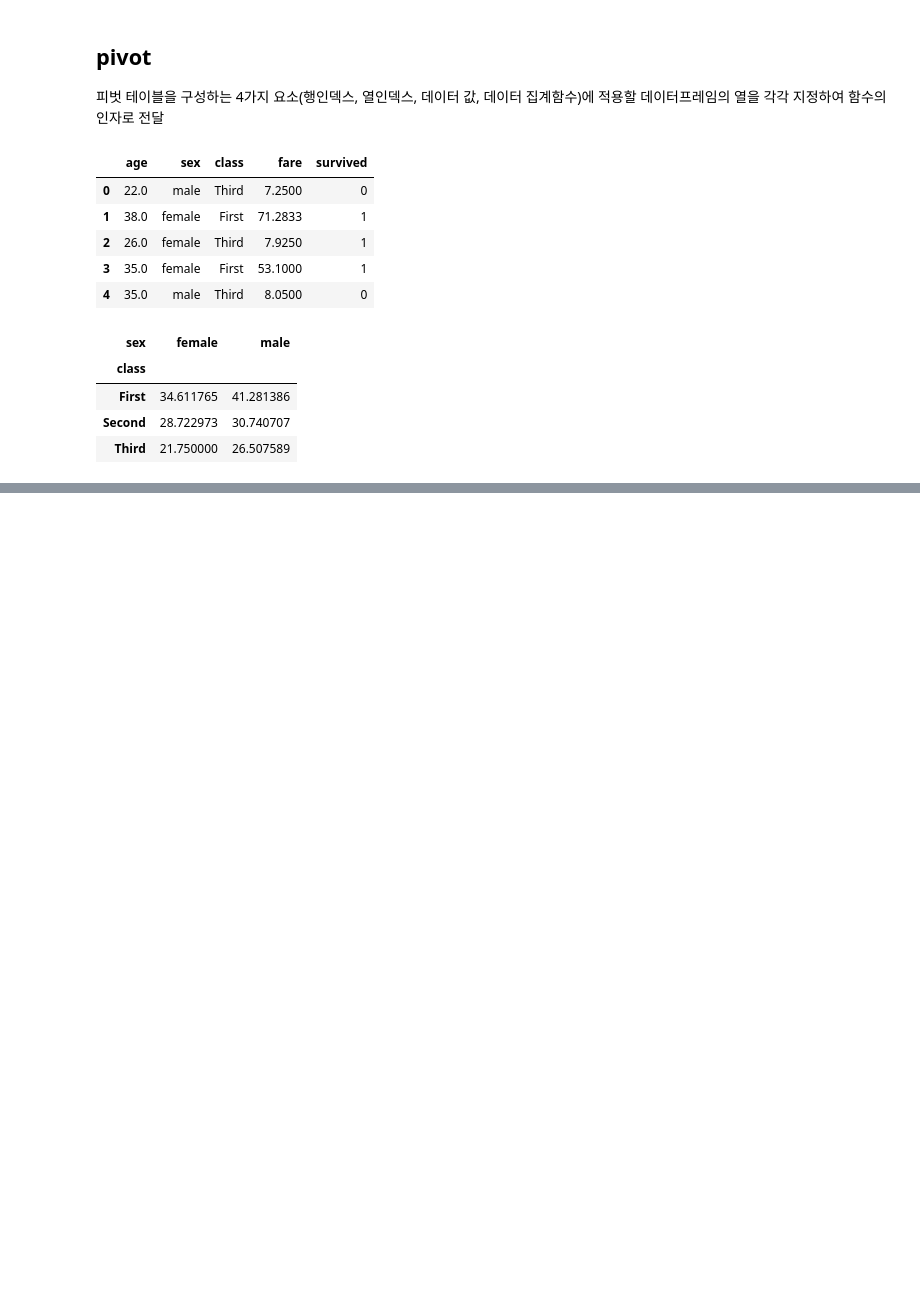
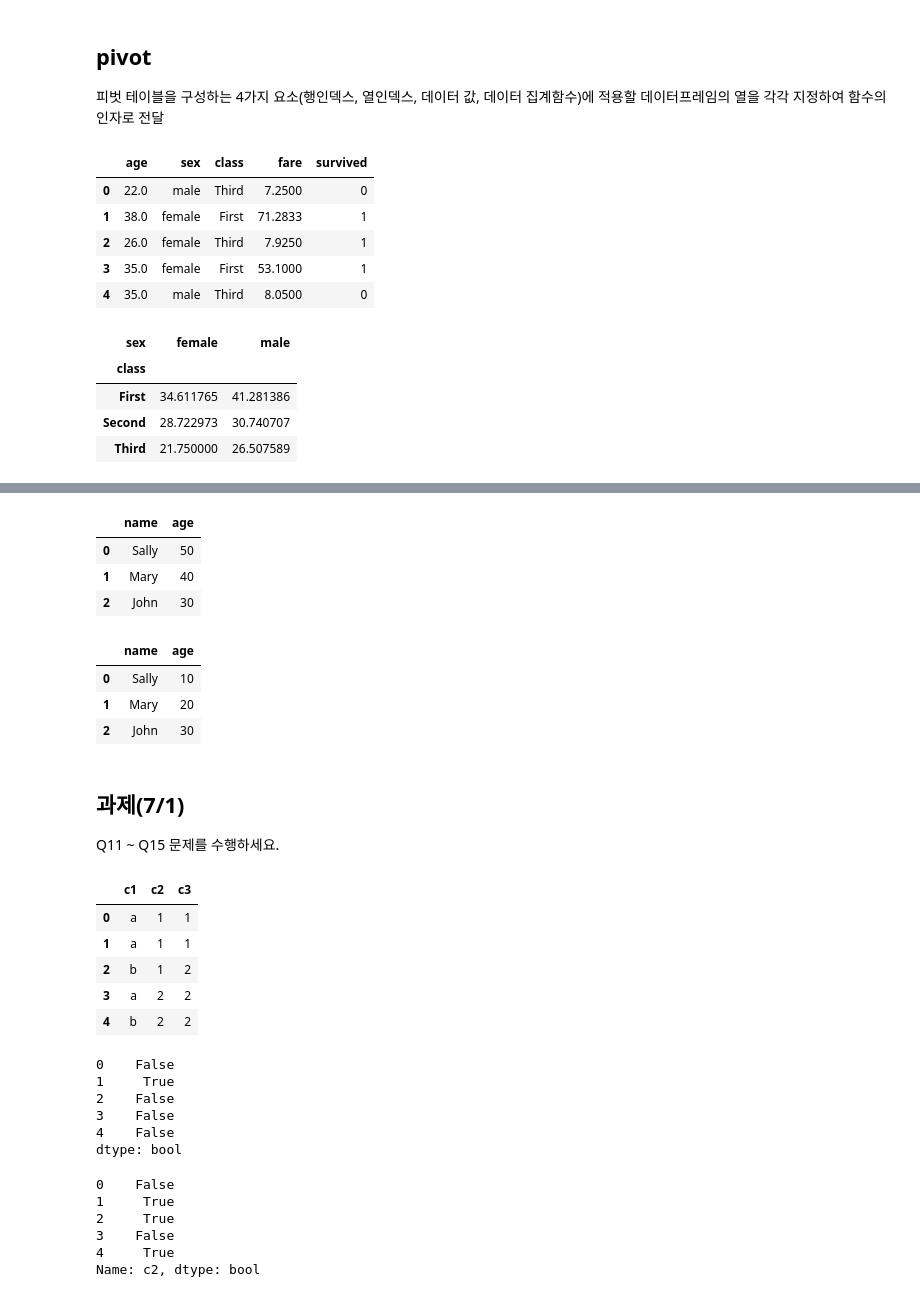
Before and after one commit to bnv20/kdt7, a Jupyter notebook: m2_분석라이브러리활용/pandas/응용.ipynb, the cells around one changed output, grey strips where cells are left out. Cells and saved outputs as stored; diff of their text form; code cells hidden in the pictures; blank space fills up the shorter version.

```diff
--- a/m2_분석라이브러리활용/pandas/응용.ipynb
+++ b/m2_분석라이브러리활용/pandas/응용.ipynb
@@ -230,0 +346,66 @@ pdf1.head()
+# %%
+# The pipe() method allows you to apply one or more functions to the DataFrame object.
+
+import pandas as pd
+
+def change_age(x):
+  x["age"]=[10, 20, 30]
+  return x
+
+data = {
+  "name": ["Sally", "Mary", "John"],
+  "age": [50, 40, 30]
+}
+
+df = pd.DataFrame(data)
+df
+# %% [output]
+|  | name | age |
+| 0 | Sally | 50 |
+| 1 | Mary | 40 |
+| 2 | John | 30 |
+# %%
+df.pipe(change_age)
+# %% [output]
+|  | name | age |
+| 0 | Sally | 10 |
+| 1 | Mary | 20 |
+| 2 | John | 30 |
+# %% [markdown]
+## 과제(7/1)
+Q11 ~ Q15 문제를 수행하세요.
+# %%
+# 중복
+df = pd.DataFrame({'c1':['a','a','b','a','b'],
+                  'c2':[1,1,1,2,2],
+                  'c3':[1,1,2,2,2]})
+df
+# %% [output]
+|  | c1 | c2 | c3 |
+| 0 | a | 1 | 1 |
+| 1 | a | 1 | 1 |
+| 2 | b | 1 | 2 |
+| 3 | a | 2 | 2 |
+| 4 | b | 2 | 2 |
+# %%
+# 전체 행 데이터중에서 중복
+df_dup = df.duplicated()
+df_dup
+# %% [output]
+0    False
+1     True
+2    False
+3    False
+4    False
+dtype: bool
+# %%
+# 특정 열 데이터중에서 중복
+col_dup = df.c2.duplicated()
+col_dup
+# %% [output]
+0    False
+1     True
+2     True
+3    False
+4     True
+Name: c2, dtype: bool
```
Also changed, not shown: parts of 25 cells of this notebook.
